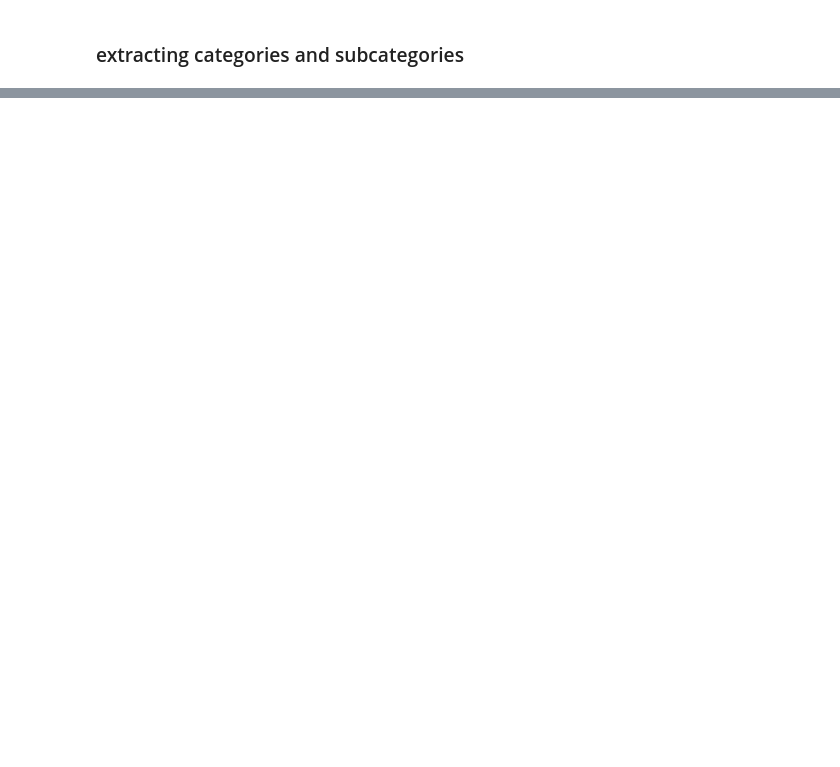
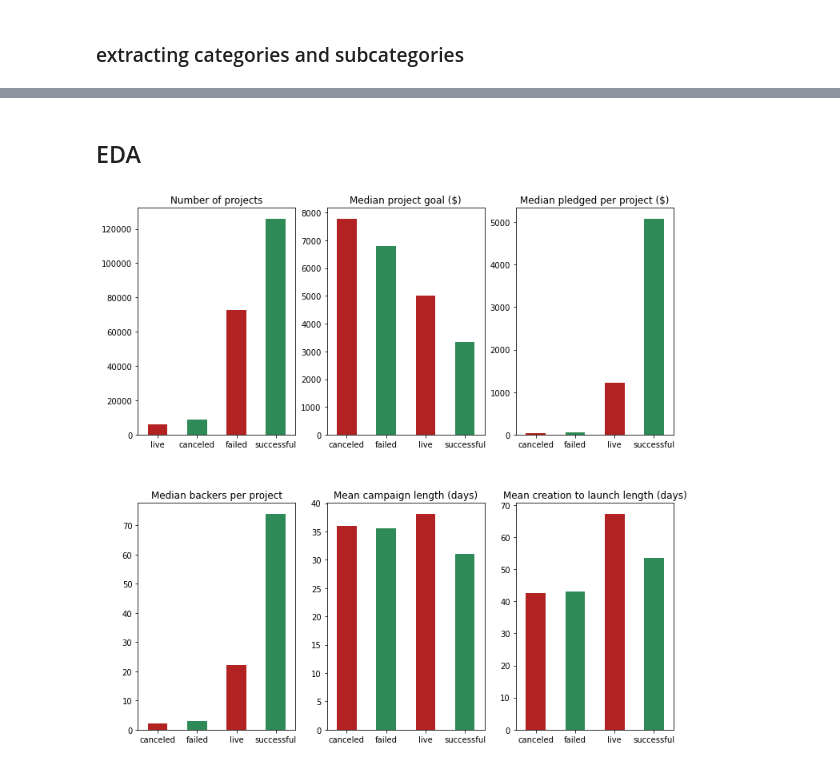
Before and after one commit to alicetsai1020/campaigns_on_kickstarter, a Jupyter notebook: draft.ipynb, the cells around one changed output, grey strips where cells are left out. Saved outputs shown, nothing was run; the diff lists cells and outputs as text; code cells hidden in the pictures; blank space fills up the shorter version.

Commit message:
plot additions

```diff
--- a/draft.ipynb
+++ b/draft.ipynb
@@ -237,0 +321,9 @@ df['category'] = df.apply(f, axis=1)
+# %%
+# Mean pledge per backer
+df['pledge_per_backer'] = round(df['usd_pledged']/df['backers_count'],2)
+# %%
+# Calculate new column 'usd_goal' as goal * static_usd_rate
+df['usd_goal'] = round(df['goal'] * df['static_usd_rate'],2)
+# %%
+# Dropping goal and static_usd_rate
+df.drop(['goal', 'static_usd_rate'], axis=1, inplace=True)
@@ -237,0 +332,3 @@ df['category'] = df.apply(f, axis=1)
+# %%
+# Setting the id column as the index
+df.set_index('id', inplace=True)
@@ -237,0 +346,49 @@ df['category'] = df.apply(f, axis=1)
+# %% [markdown]
+## EDA
+# %%
+# Plotting the average amount pledged to successful and unsuccesful projects
+fig, ((ax1, ax2, ax3), (ax4, ax5, ax6)) = plt.subplots(2, 3, figsize=(12,12))
+
+df['state'].value_counts(ascending=True).plot(kind='bar', ax=ax1, color=['firebrick', 'seagreen'], rot=0)
+ax1.set_title('Number of projects')
+ax1.set_xlabel('')
+
+df.groupby('state').usd_goal.median().plot(kind='bar', ax=ax2, color=['firebrick', 'seagreen'], rot=0)
+ax2.set_title('Median project goal ($)')
+ax2.set_xlabel('')
+
+df.groupby('state').usd_pledged.median().plot(kind='bar', ax=ax3, color=['firebrick', 'seagreen'], rot=0)
+ax3.set_title('Median pledged per project ($)')
+ax3.set_xlabel('')
+
+df.groupby('state').backers_count.median().plot(kind='bar', ax=ax4, color=['firebrick', 'seagreen'], rot=0)
+ax4.set_title('Median backers per project')
+ax4.set_xlabel('')
+
+df.groupby('state').campaign_days.mean().plot(kind='bar', ax=ax5, color=['firebrick', 'seagreen'], rot=0)
+ax5.set_title('Mean campaign length (days)')
+ax5.set_xlabel('')
+
+df.groupby('state').creation_to_launch_days.mean().plot(kind='bar', ax=ax6, color=['firebrick', 'seagreen'], rot=0)
+ax6.set_title('Mean creation to launch length (days)')
+ax6.set_xlabel('')
+
+# df.groupby('state').name_length.mean().plot(kind='bar', ax=ax7, color=['firebrick', 'seagreen'], rot=0)
+# ax7.set_title('Mean name length (words)')
+# ax7.set_xlabel('')
+
+# df.groupby('state').blurb_length.mean().plot(kind='bar', ax=ax8, color=['firebrick', 'seagreen'], rot=0)
+# ax8.set_title('Mean blurb length (words)')
+# ax8.set_xlabel('')
+
+# # Creating a dataframe grouped by staff_pick with columns for failed and successful
+# pick_df = pd.get_dummies(df.set_index('staff_pick').state).groupby('staff_pick').sum()
+# # Normalizes counts by column, and selects the 'True' category (iloc[1])
+# (pick_df.div(pick_df.sum(axis=0), axis=1)).iloc[1].plot(kind='bar', ax=ax9, color=['firebrick', 'seagreen'], rot=0)
+# ax9.set_title('Proportion that are staff picks')
+# ax9.set_xlabel('')
+
+fig.subplots_adjust(hspace=0.3)
+plt.show()
+# %% [output]
+[figure, added]
```
Also changed, not shown: parts of 30 cells of this notebook.
